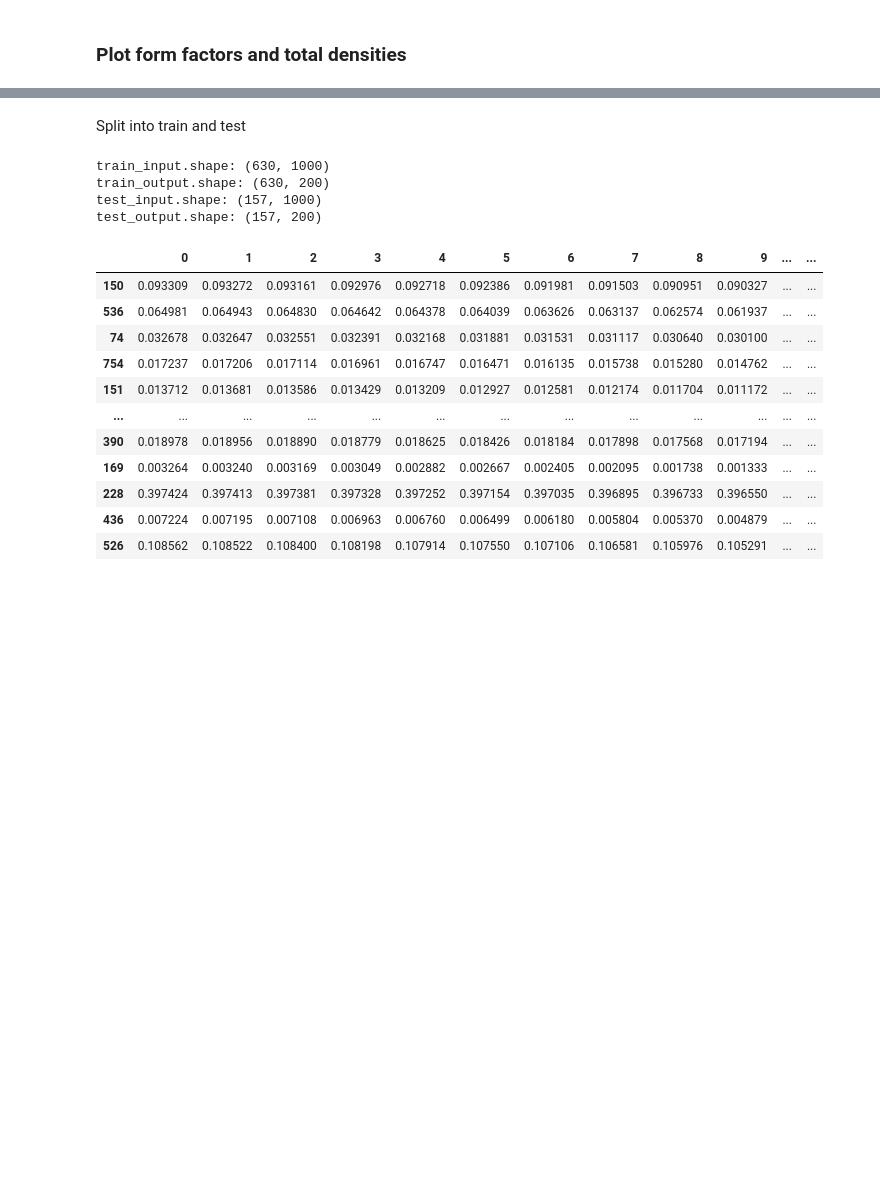
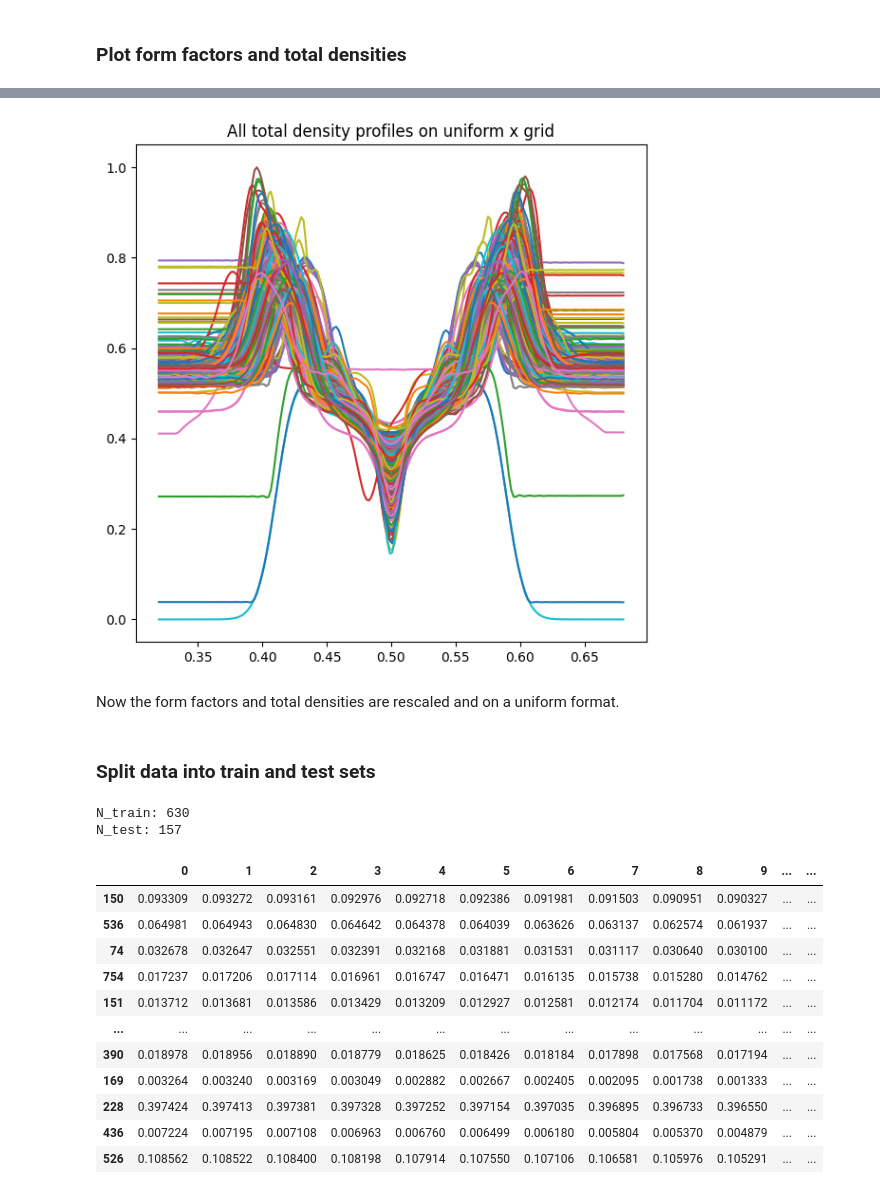
Before and after one commit to Simula-Consulting/NMRlipids, a Jupyter notebook: FormFactor_to_TotalDensity_model_training_walkthrough.ipynb, the cells around one changed output, grey strips where cells are left out. Saved outputs shown, nothing was run; the diff lists cells and outputs as text; code cells hidden in the pictures; blank space fills up the shorter version.

```diff
--- a/FormFactor_to_TotalDensity_model_training_walkthrough.ipynb
+++ b/FormFactor_to_TotalDensity_model_training_walkthrough.ipynb
@@ -311,34 +254,20 @@ Rescaling is now already done and we have homogenized y values
+# %%
+plot_densities(uniform_x_range, sim_TD_y_df, title='All total density profiles on uniform x grid')
+# %% [output]
+[figure, added]
+# %% [markdown]
+Now the form factors and total densities are rescaled and on a uniform format.
 # %% [markdown]
-Split into train and test
+### Split data into train and test sets
-# %%
-def split_train_and_test(sim_FF_df, sim_TD_y_df):
-    N_total = sim_FF_df.shape[0]
-    N_train = int(round(0.8*N_total,0))
-    shuffle_indices = rng.permutation(N_total)
-    train_indices = shuffle_indices[0:N_train]
-    test_indices = shuffle_indices[N_train:]
-
-    # Select, transpose or not, and convert to numpy float
-    train_input = sim_FF_df.loc[train_indices,:].astype(np.float32)
-    train_output = sim_TD_y_df.loc[train_indices,:].astype(np.float32)
-    test_input = sim_FF_df.loc[test_indices,:].astype(np.float32)
-    test_output = sim_TD_y_df.loc[test_indices,:].astype(np.float32)
-
-    print("train_input.shape:", train_input.shape)
-    print("train_output.shape:", train_output.shape)
-    print("test_input.shape:", test_input.shape)
-    print("test_output.shape:", test_output.shape)
-
-    return train_input, train_output, test_input, test_output
-
-train_input, train_output, test_input, test_output = split_train_and_test(sim_FF_df, sim_TD_y_df)
-N_train = train_input.shape[0]
-N_test = test_input.shape[0]
-# %% [output]
-train_input.shape: (630, 1000)
-train_output.shape: (630, 200)
-test_input.shape: (157, 1000)
-test_output.shape: (157, 200)
+# %%
+train_input, train_output, test_input, test_output = split_train_and_test(sim_FF_df, sim_TD_y_df, rng)
+N_train = train_input.shape[0]
+N_test = test_input.shape[0]
+print("N_train:", N_train)
+print("N_test:", N_test)
+# %% [output]
+N_train: 630
+N_test: 157
 # %%
 train_input
 # %% [output]
```
Also changed, not shown: parts of 22 cells of this notebook, 3 other files.
